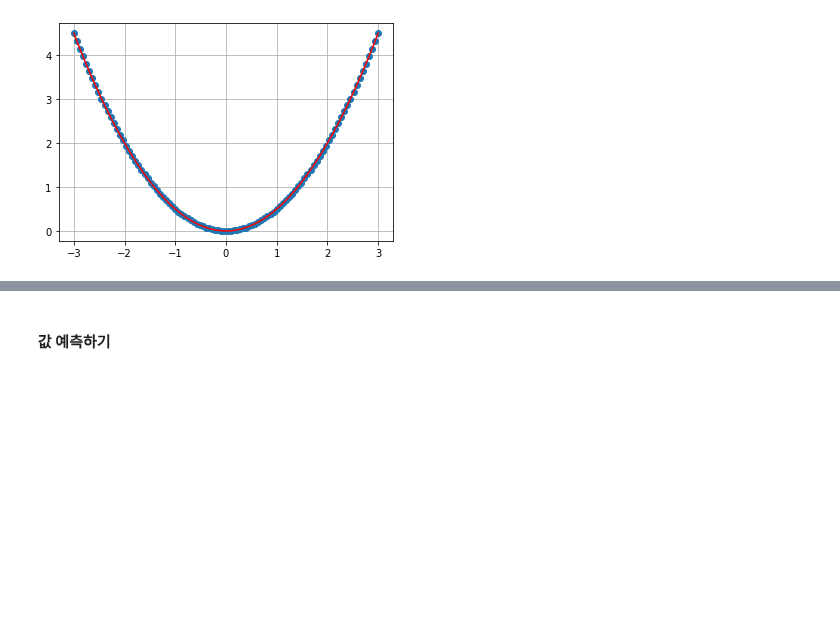
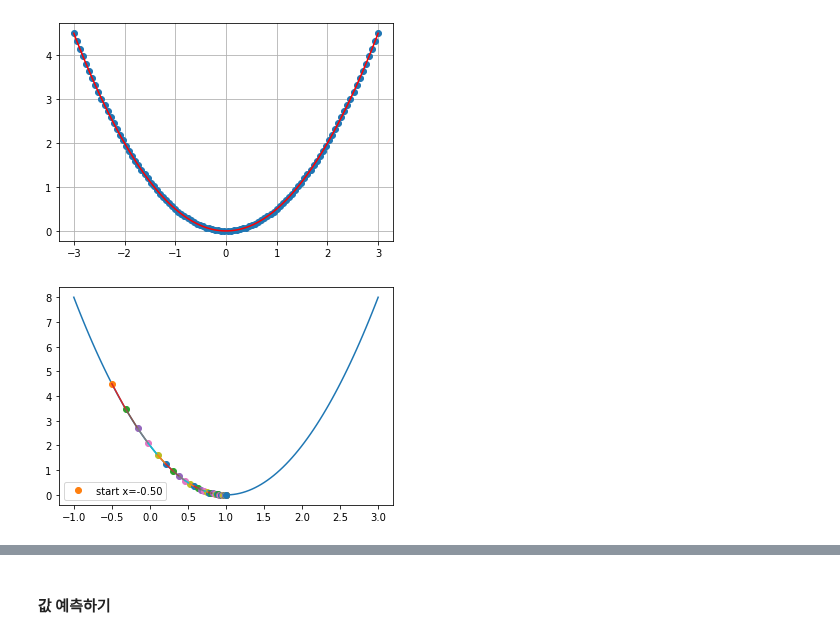
Before and after one commit to imguru-mooc/HVAC_EDU, a Jupyter notebook: 인공지능/source/Chapter_2/1.linear_regression.ipynb, the cells around one changed output, grey strips where cells are left out. Drawn from its saved outputs; the diff is of its cells as text; code cells hidden in the pictures; blank space fills up the shorter version.

```diff
--- a/인공지능/source/Chapter_2/1.linear_regression.ipynb
+++ b/인공지능/source/Chapter_2/1.linear_regression.ipynb
@@ -119,34 +139,41 @@ plt.show()
 # %%
 import numpy as np   # numeriacal computing
 import matplotlib.pyplot as plt  # plotting core
 
 # simple function to demo step size
-def f(x) : # A parabola
-    f = 0.5*(x*2-2)**2
+
+b=0
+x=2
+y=2
+
+def f(w) : # A parabola
+    f = 0.5*((w*x+b)-y)**2
     return f
-def Df(x) : # The derivative (gradient)
-    Df = 2*(x*2-2)
+def Df(w) : # The derivative (gradient)
+    Df = x*((w*x+b)-y)
     return Df
-def xp1(x,alpha) : # update
-    xp1 = x - alpha * Df(x)
+def xp1(w,alpha) : # update
+    xp1 = w - alpha * Df(w)
     return xp1
 
 def plot_steps( guess, alpha, nsteps) :
     fig, ax = plt.subplots()
     x = np.linspace(-1,3,100)
     ax.plot(x, f(x))
     x = guess
     ax.plot(x,f(x), 'o', label='start x=%.2f' %x )
     for i in range(nsteps):
         xold = x
         x = xp1(x,alpha)
         #ax.plot(x,f(x), 'o', label='x = %.2f' %x)
         ax.plot(x,f(x), 'o')
         ax.plot([xold,x],[f(xold),f(x)], '-')
     plt.legend()
     plt.show()
 
-plot_steps(-1, 0.03, 50 )
+plot_steps(-0.5, 0.03, 50 )
+# %% [output]
+[figure, added]
 # %%
 import numpy as np   # numeriacal computing
 import matplotlib.pyplot as plt  # plotting core
```
Also changed, not shown: parts of 11 cells of this notebook.
